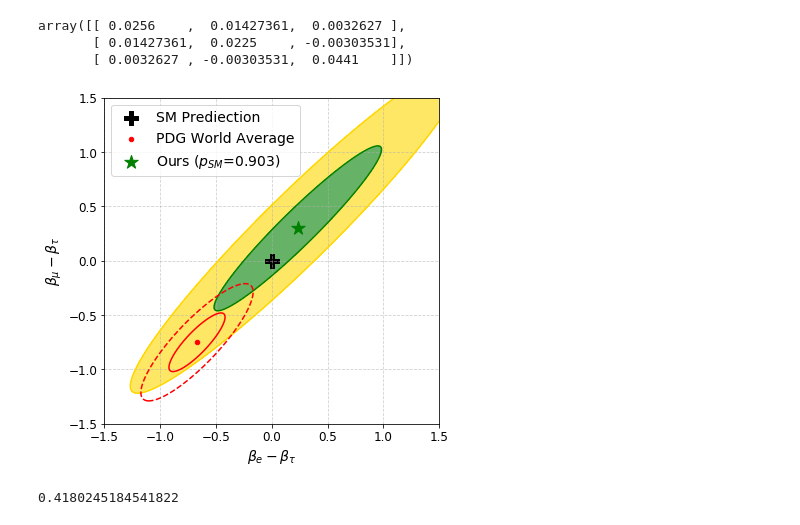
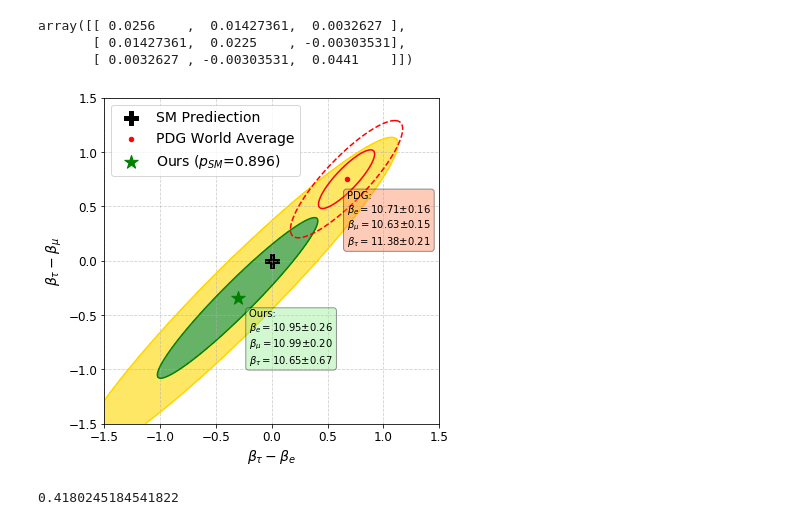
Before and after one commit to ZihengChen/WBranchingFaction, a Jupyter notebook: notebooks/ju_pvalue.ipynb, the cells around one changed output. Cells and saved outputs as stored; diff of their text form; code cells hidden in the pictures.

```diff
--- a/notebooks/ju_pvalue.ipynb
+++ b/notebooks/ju_pvalue.ipynb
@@ -84,26 +84,40 @@ Z = rv.pdf(pos)
 pvalue = get_pvalue(Z, [0,0])
 # %%
 plt.figure(figsize=(6,6),facecolor='w')
-plt.contourf(X, Y, nll,[0, 0.5, 2],colors=["green","gold"],alpha=0.6)
-plt.contour(X, Y, nll,[ 0.5, 2],colors=["green","gold"],alpha=1)
+plt.contourf(-X, -Y, nll,[0, 0.5, 2],colors=["green","gold"],alpha=0.6)
+plt.contour(-X, -Y, nll,[ 0.5, 2],colors=["green","gold"],alpha=1)
 
-plt.contour(X, Y, pdgnll,[ 0.5, 2],colors=["red","red"],alpha=1,linestyles=["-","--"])
+plt.contour(-X, -Y, pdgnll,[ 0.5, 2],colors=["red","red"],alpha=1,linestyles=["-","--"])
 
 plt.scatter(0,0,color='k',marker='P',s=200,label="SM Prediection")
-plt.scatter(pdgdelta_mean[0],pdgdelta_mean[1],color='r',marker='o',s=20,label="PDG World Average")
-plt.scatter(delta_mean[0],delta_mean[1],color='g',marker='*',s=200,label="Ours "+r"($p_{SM}$="+ "{:4.3})".format(pvalue))
+plt.scatter(-pdgdelta_mean[0],-pdgdelta_mean[1],color='r',marker='o',s=20,label="PDG World Average")
+plt.scatter(-delta_mean[0],-delta_mean[1],color='g',marker='*',s=200,label="Ours "+r"($p_{SM}$="+ "{:4.3})".format(pvalue))
 
 plt.grid(linestyle="--",alpha=0.6)
 plt.xticks([-1.5, -1,-.5,0,0.5,1,1.5],fontsize=12)
 plt.yticks([-1.5,-1,-.5,0,0.5,1,1.5],fontsize=12)
-plt.xlabel(r"$\beta_e-\beta_\tau$",fontsize=14)
-plt.ylabel(r"$\beta_\mu-\beta_\tau$",fontsize=14)
+plt.xlabel(r"$\beta_\tau-\beta_e$",fontsize=14)
+plt.ylabel(r"$\beta_\tau-\beta_\mu$",fontsize=14)
 plt.legend(loc="upper left",fontsize=14)
+
+pdgbetaText = "PDG:"
+pdgbetaText = pdgbetaText +" \n" + r"$\beta_{e}   =$" + r"{:4.2f}$\pm${:4.2f}".format(pdgbeta_mean[0],pdgbeta_covar[0,0]**0.5)
+pdgbetaText = pdgbetaText +" \n" + r"$\beta_{\mu} =$" + r"{:4.2f}$\pm${:4.2f}".format(pdgbeta_mean[1],pdgbeta_covar[1,1]**0.5)
+pdgbetaText = pdgbetaText +" \n" + r"$\beta_{\tau}=$" + r"{:4.2f}$\pm${:4.2f}".format(pdgbeta_mean[2],pdgbeta_covar[2,2]**0.5)
+props = dict(boxstyle='round', facecolor='coral', alpha=0.4, edgecolor="k")
+plt.text(-pdgdelta_mean[0],-pdgdelta_mean[1]-0.1,pdgbetaText, verticalalignment='top', bbox=props)
+
+betaText = "Ours:"
+betaText = betaText +" \n" + r"$\beta_{e}   =$" + r"{:4.2f}$\pm${:4.2f}".format(beta_mean[0],beta_covar[0,0]**0.5)
+betaText = betaText +" \n" + r"$\beta_{\mu} =$" + r"{:4.2f}$\pm${:4.2f}".format(beta_mean[1],beta_covar[1,1]**0.5)
+betaText = betaText +" \n" + r"$\beta_{\tau}=$" + r"{:4.2f}$\pm${:4.2f}".format(beta_mean[2],beta_covar[2,2]**0.5)
+props = dict(boxstyle='round', facecolor='lightgreen', alpha=0.4, edgecolor="k")
+plt.text(-delta_mean[0]+0.1,-delta_mean[1]-0.1,betaText, verticalalignment='top', bbox=props)
 
 
 plt.savefig('../plots/combine/delta.png',dpi=300)
 # %% [output]
-[figure, old version]
+[figure, new version]
 # %%
 # C = np.linalg.cholesky(delta_covar)
 # x = np.random.normal(0,1,(10000,2))
```
Also changed, not shown: parts of 3 cells of this notebook, 21 other files.
